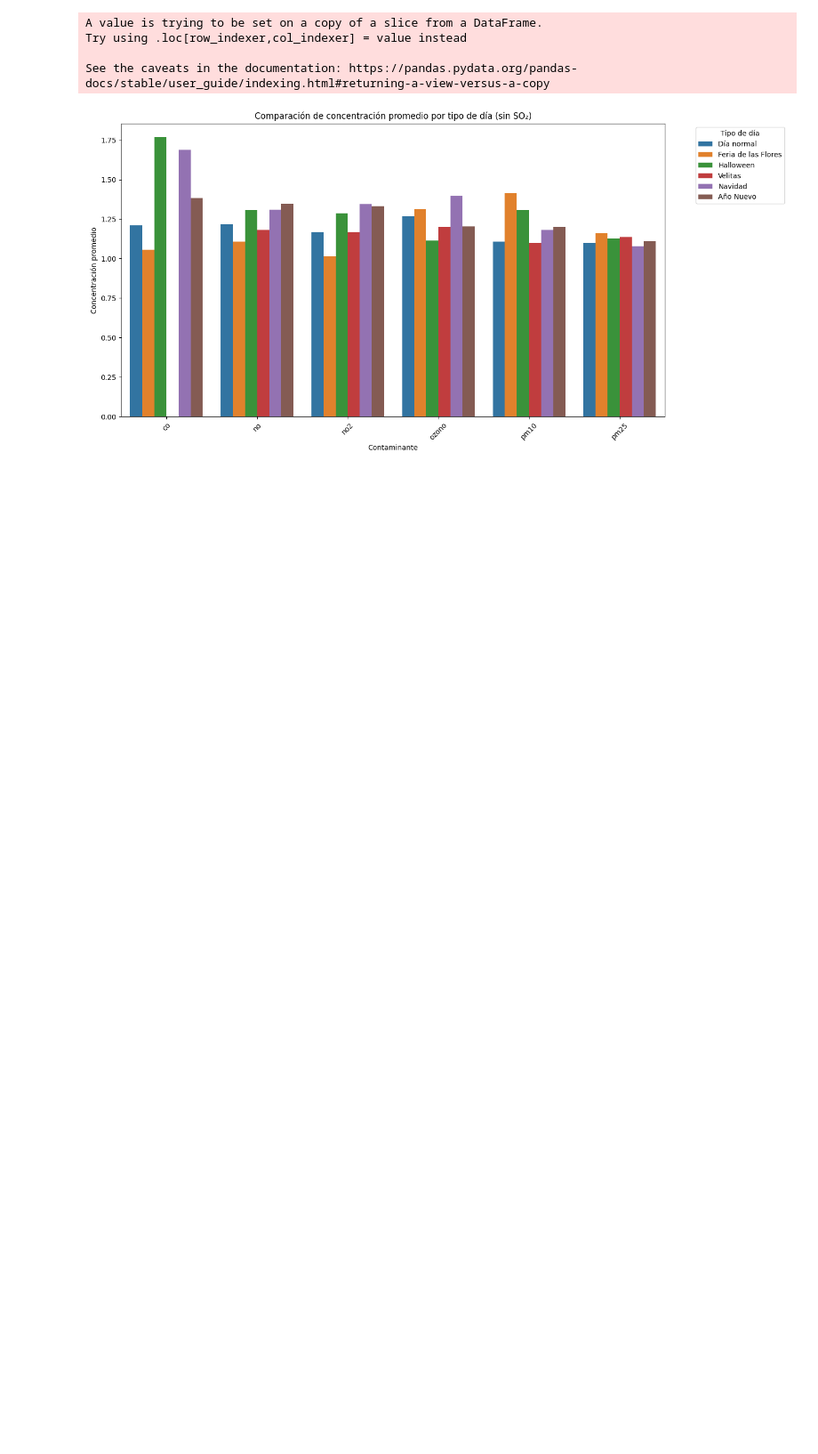
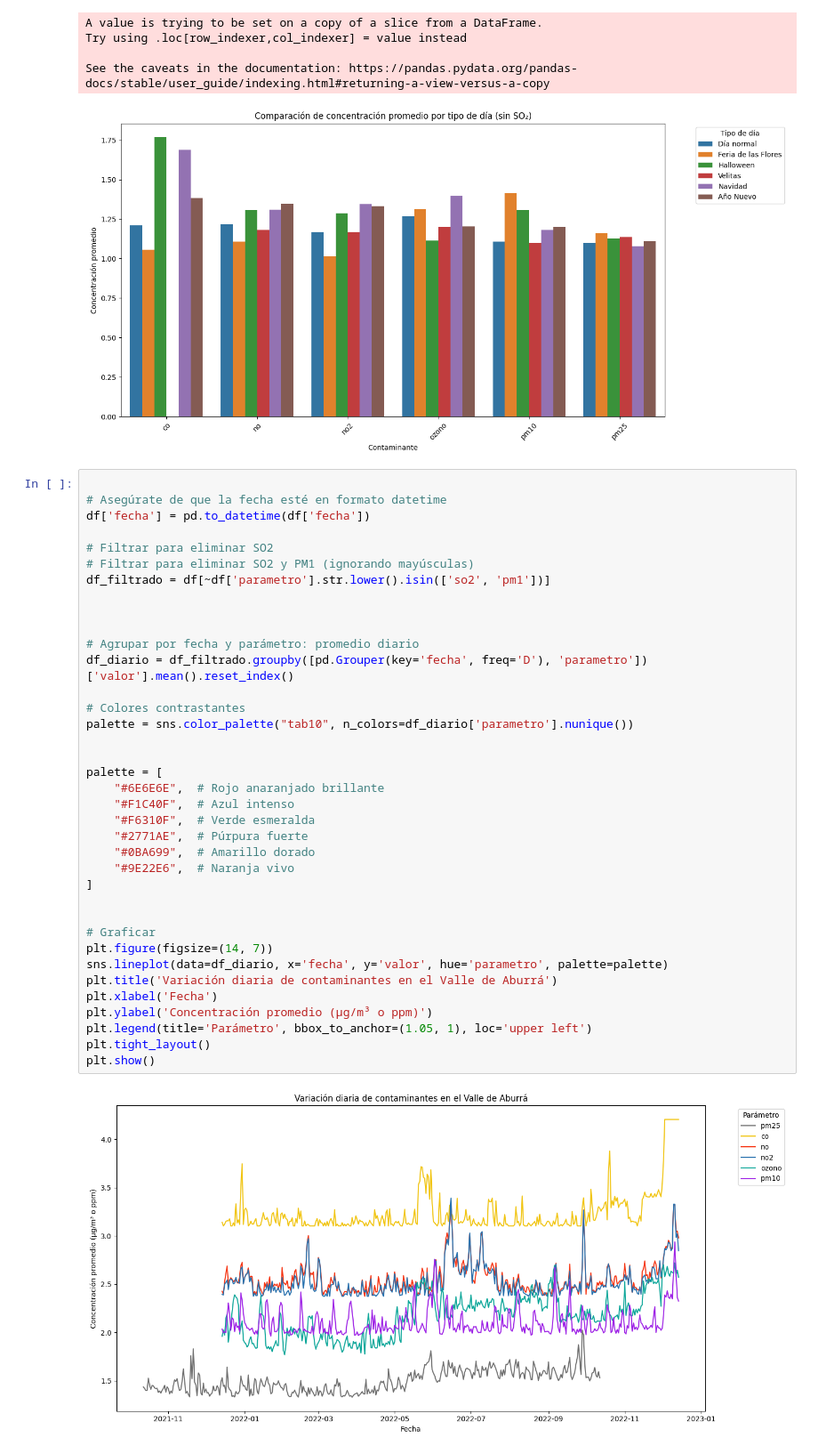
Before and after one commit to jerozapata/Respirando-Datos, a Jupyter notebook: datos_generales.ipynb, the cells around one changed output. Shown at 89% size. Drawn from its saved outputs; the diff is of its cells as text; blank space fills up the shorter version.

```diff
--- a/datos_generales.ipynb
+++ b/datos_generales.ipynb
@@ -906,3 +925,42 @@ Try using .loc[row_indexer,col_indexer] = value instead
 
 See the caveats in the documentation: https://pandas.pydata.org/pandas-docs/stable/user_guide/indexing.html#returning-a-view-versus-a-copy
 [figure]
+# %%
+
+# Asegúrate de que la fecha esté en formato datetime
+df['fecha'] = pd.to_datetime(df['fecha'])
+
+# Filtrar para eliminar SO2
+# Filtrar para eliminar SO2 y PM1 (ignorando mayúsculas)
+df_filtrado = df[~df['parametro'].str.lower().isin(['so2', 'pm1'])]
+
+
+
+# Agrupar por fecha y parámetro: promedio diario
+df_diario = df_filtrado.groupby([pd.Grouper(key='fecha', freq='D'), 'parametro'])['valor'].mean().reset_index()
+
+# Colores contrastantes
+palette = sns.color_palette("tab10", n_colors=df_diario['parametro'].nunique())
+
+
+palette = [
+    "#6E6E6E",  # Rojo anaranjado brillante
+    "#F1C40F",  # Azul intenso
+    "#F6310F",  # Verde esmeralda
+    "#2771AE",  # Púrpura fuerte
+    "#0BA699",  # Amarillo dorado
+    "#9E22E6",  # Naranja vivo
+]
+
+
+# Graficar
+plt.figure(figsize=(14, 7))
+sns.lineplot(data=df_diario, x='fecha', y='valor', hue='parametro', palette=palette)
+plt.title('Variación diaria de contaminantes en el Valle de Aburrá')
+plt.xlabel('Fecha')
+plt.ylabel('Concentración promedio (µg/m³ o ppm)')
+plt.legend(title='Parámetro', bbox_to_anchor=(1.05, 1), loc='upper left')
+plt.tight_layout()
+plt.show()
+# %% [output]
+[figure, added]
```
Also changed, not shown: parts of 5 cells of this notebook, 4 other files.
